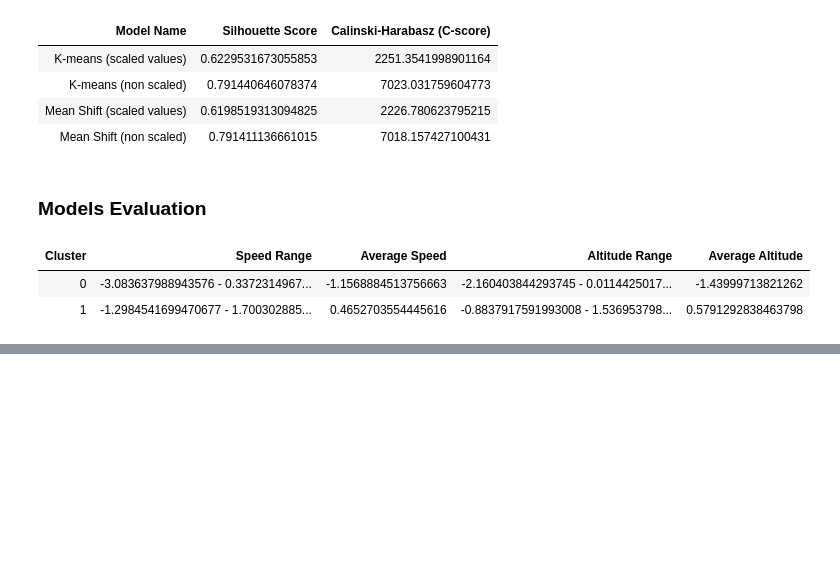
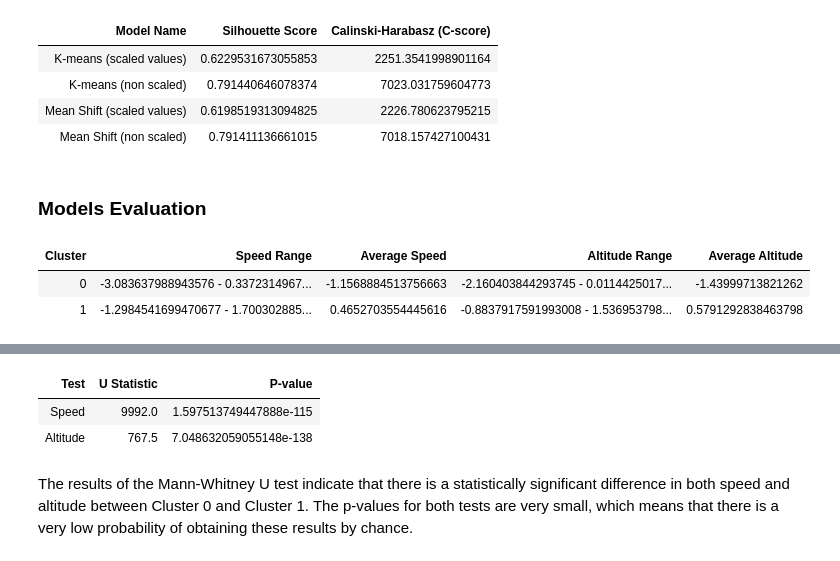
Before and after one commit to mrme77/Flight-Patterns-Clustering-using-ML-Algorithms., a Jupyter notebook: Project7Notebook.ipynb, the cells around one changed output, grey strips where cells are left out. Cells and saved outputs as stored; diff of their text form; code cells hidden in the pictures; blank space fills up the shorter version.

```diff
--- a/Project7Notebook.ipynb
+++ b/Project7Notebook.ipynb
@@ -1135,0 +1137,34 @@ display(HTML(html_table))
+# %%
+
+
+# Extract data for each cluster
+cluster_0_speed = scaled_df[scaled_df['cluster'] == 0]['speed']
+cluster_1_speed = scaled_df[scaled_df['cluster'] == 1]['speed']
+
+cluster_0_altitude = scaled_df[scaled_df['cluster'] == 0]['altitude']
+cluster_1_altitude = scaled_df[scaled_df['cluster'] == 1]['altitude']
+
+# Perform Mann-Whitney U test for speed
+mannwhitneyu_speed, p_value_speed = mannwhitneyu(cluster_0_speed, cluster_1_speed)
+
+# Perform Mann-Whitney U test for altitude
+mannwhitneyu_altitude, p_value_altitude = mannwhitneyu(cluster_0_altitude, cluster_1_altitude)
+
+# Create a PrettyTable to display Mann-Whitney U test results
+table = PrettyTable()
+table.field_names = ["Test", "U Statistic", "P-value"]
+table.add_row(["Speed", mannwhitneyu_speed, p_value_speed])
+table.add_row(["Altitude", mannwhitneyu_altitude, p_value_altitude])
+
+# Generate an HTML representation of the table
+html_table = table.get_html_string()
+
+# Display the HTML table
+display(HTML(html_table))
+# %% [output]
+| Test | U Statistic | P-value |
+| Speed | 9992.0 | 1.597513749447888e-115 |
+| Altitude | 767.5 | 7.048632059055148e-138 |
+# %% [markdown]
+
+The results of the Mann-Whitney U test indicate that there is a statistically significant difference in both speed and altitude between Cluster 0 and Cluster 1. The p-values for both tests are very small, which means that there is a very low probability of obtaining these results by chance.
```
Also changed, not shown: parts of 20 cells of this notebook.
